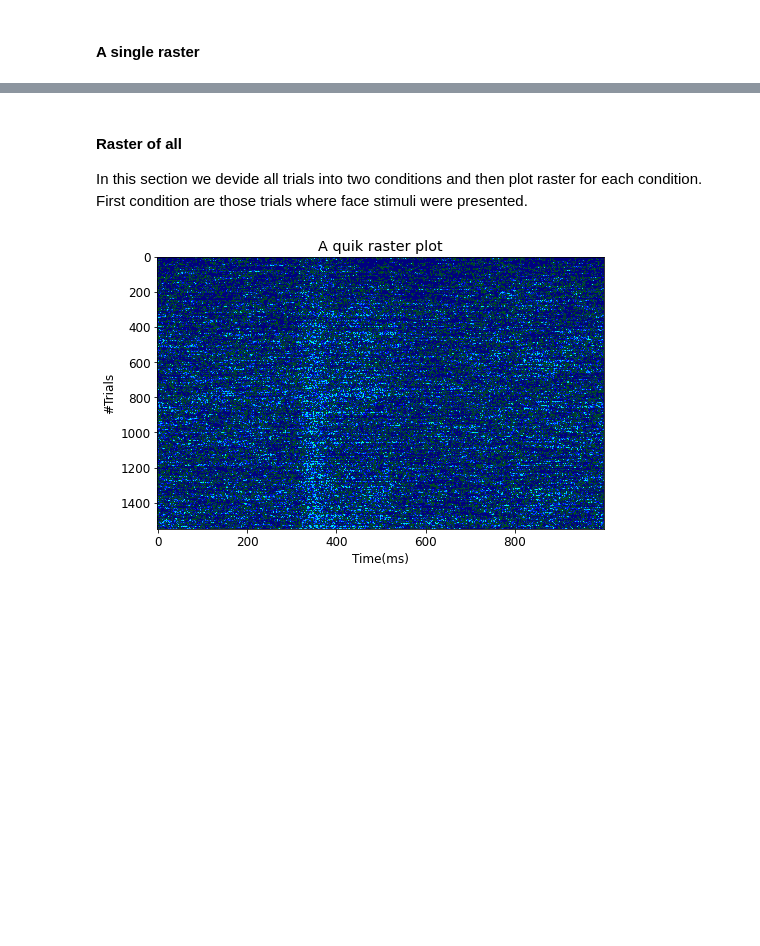
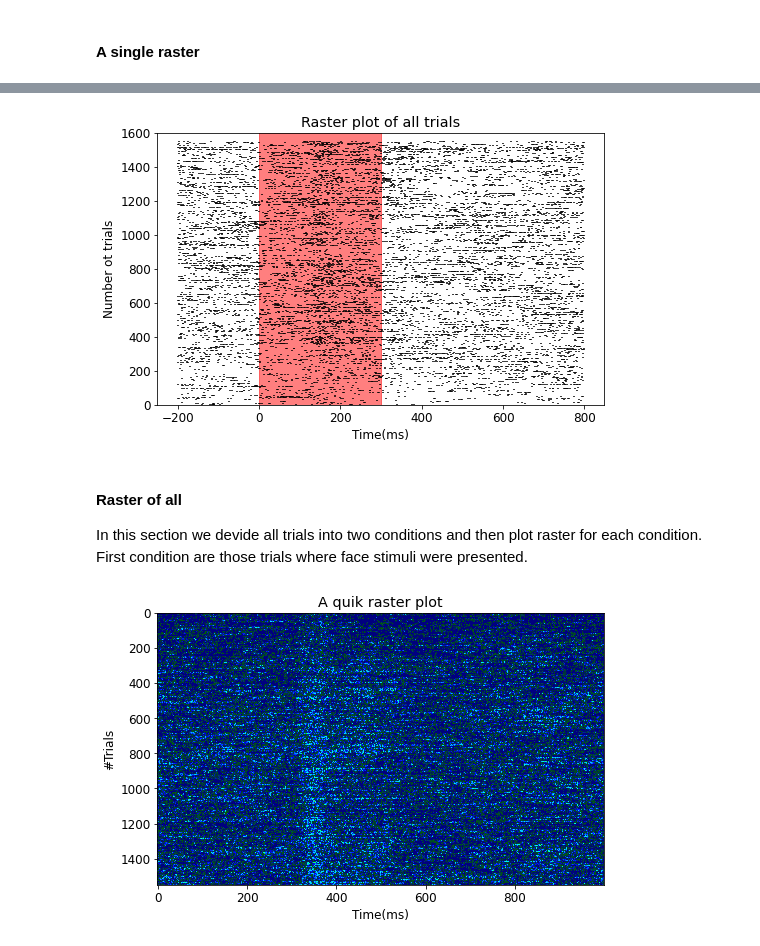
Before and after one commit to MiladQolami/Neural-Data-Analysis, a Jupyter notebook: MainCode.ipynb, the cells around one changed output, grey strips where cells are left out. Cells and saved outputs as stored; diff of their text form; code cells hidden in the pictures; blank space fills up the shorter version.

```diff
--- a/MainCode.ipynb
+++ b/MainCode.ipynb
@@ -68,3 +71,12 @@ plt.show()
+# %%
+fig, ax = plt.subplots()
+for trial_i in range(trail_num):
+  ax.vlines(np.argwhere(spikes[trial_i,:])-200,trial_i,trial_i +1)
+ax.axvspan(0,300,0,1600,color = 'red',alpha=.5)
+ax.set(ylim=[0,1600],xlabel='Time(ms)',ylabel = "Number ot trials",title='Raster plot of all trials')
+plt.show()
+# %% [output]
+[figure, added]
 # %% [markdown]
   #### Raster of all
   In this section we devide all trials into two conditions and then plot raster for each condition. First condition are those trials where face stimuli were presented.
```
Also changed, not shown: parts of 3 cells of this notebook.
